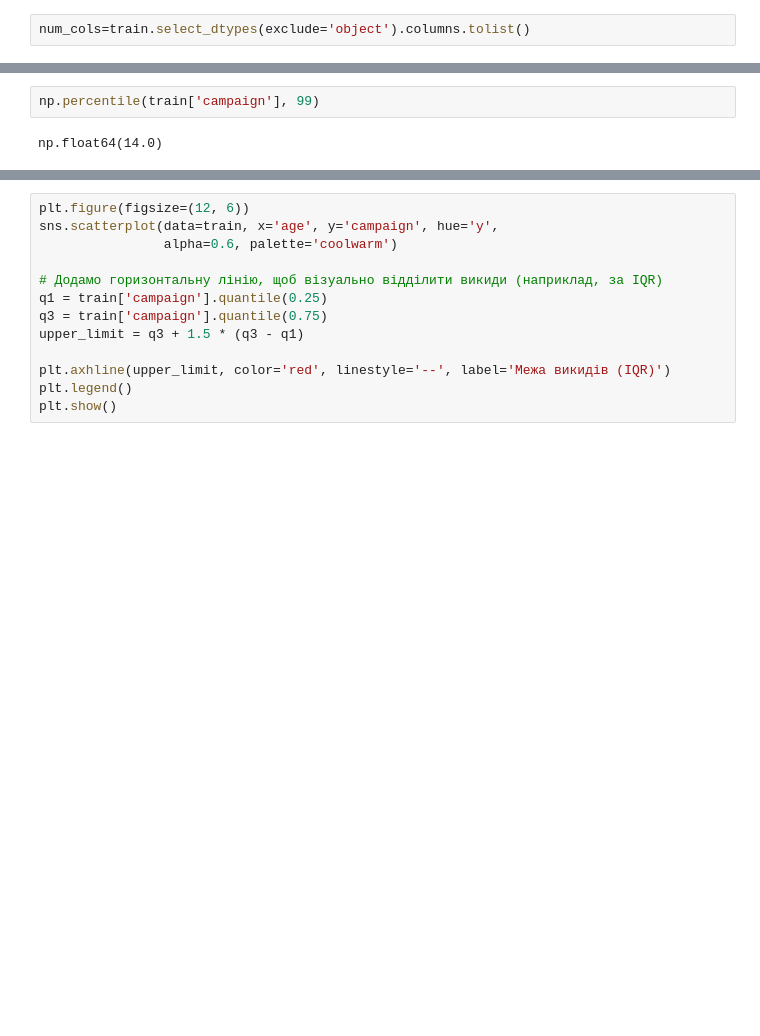
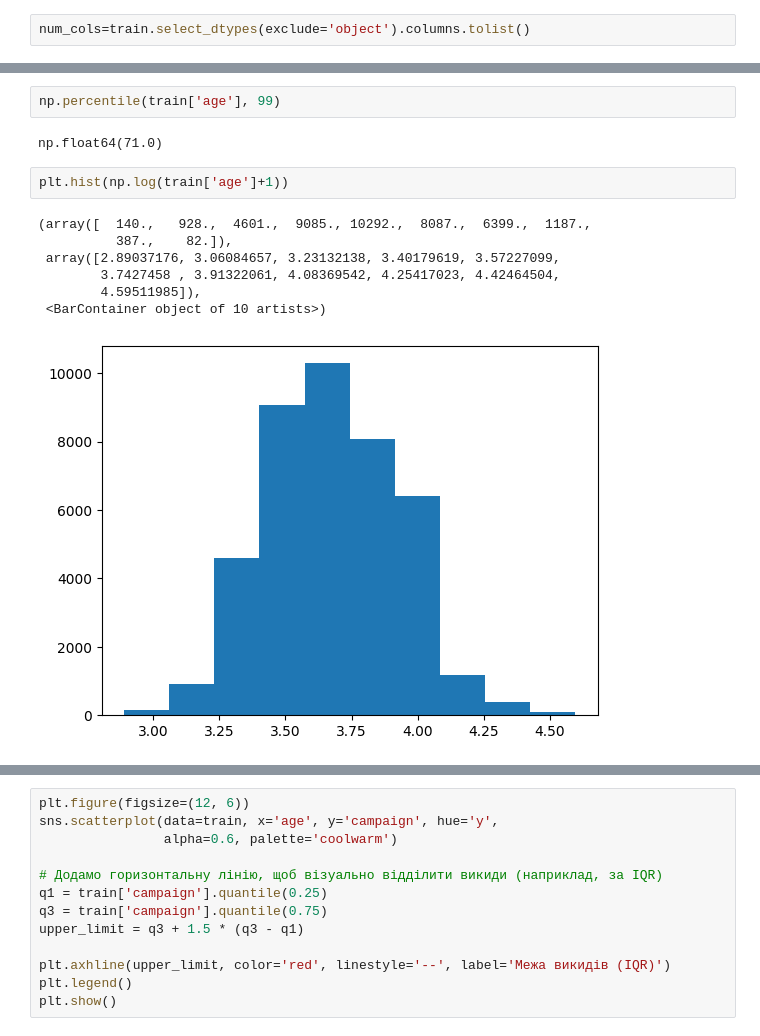
Before and after one commit to Daria-Lytvynenko/ML_course, a Jupyter notebook: Mid_term_Project.ipynb, the cells around one changed output, grey strips where cells are left out. Cells and saved outputs as stored; diff of their text form; blank space fills up the shorter version.

```diff
--- a/Mid_term_Project.ipynb
+++ b/Mid_term_Project.ipynb
@@ -349,4 +347,14 @@ dtype: int64
 # %%
-np.percentile(train['campaign'], 99)
+np.percentile(train['age'], 99)
 # %% [output]
-np.float64(14.0)
+np.float64(71.0)
+# %%
+plt.hist(np.log(train['age']+1))
+# %% [output]
+(array([  140.,   928.,  4601.,  9085., 10292.,  8087.,  6399.,  1187.,
+          387.,    82.]),
+ array([2.89037176, 3.06084657, 3.23132138, 3.40179619, 3.57227099,
+        3.7427458 , 3.91322061, 4.08369542, 4.25417023, 4.42464504,
+        4.59511985]),
+ <BarContainer object of 10 artists>)
+[figure, added]
```
Also changed, not shown: parts of 11 cells of this notebook.
